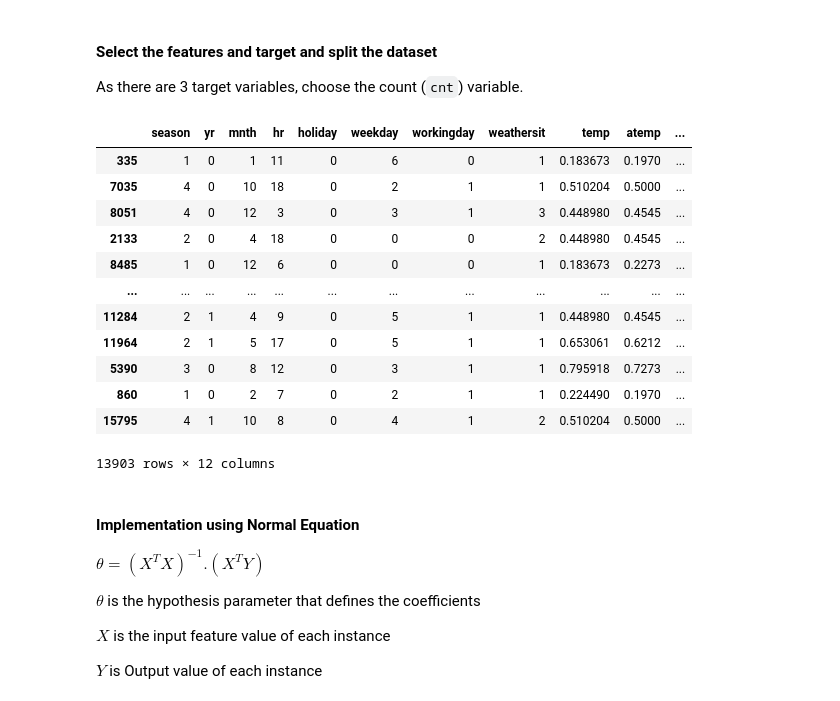
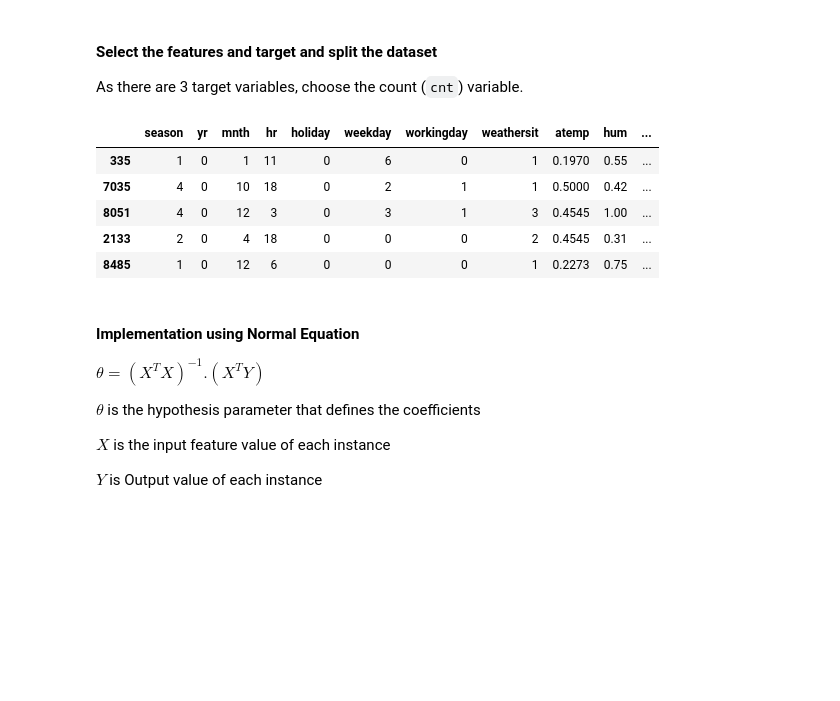
Before and after one commit to vchandraiitk/datascience, a Jupyter notebook: M3_NB_MiniProject_1_LinearRegression_Regularization_final1.ipynb, the cells around one changed output. Cells and saved outputs as stored; diff of their text form; code cells hidden in the pictures; blank space fills up the shorter version.

```diff
--- a/M3_NB_MiniProject_1_LinearRegression_Regularization_final1.ipynb
+++ b/M3_NB_MiniProject_1_LinearRegression_Regularization_final1.ipynb
@@ -334,4 +388,4 @@ sns.boxplot(df_hour['registered'])
 # instant - Just a running number, not needed
 # dteday - dteday is a date column, as we have day, month and year already in the dataframe we can drop this column
 # casual & registered - cnt is target variable, these two columns become duplicate as casual + registered considered as cnt, hence deleting the columns
-df_hour.drop(['instant', 'dteday', 'casual', 'registered'], axis=1, inplace=True)
+df_hour.drop(['instant', 'temp', 'dteday', 'casual', 'registered'], axis=1, inplace=True)
@@ -385,7 +427,7 @@ Hint: `MinMaxScaler` or `StandardScaler`
 # YOUR CODE HERE (T-15)
 # Since the data has outliers, StandardScaler might not work well
 scaler = MinMaxScaler()
-continous_variable = ['temp', 'atemp', 'hum', 'windspeed', 'cnt']
+continous_variable = ['atemp', 'hum', 'windspeed', 'cnt']
 df_hour[continous_variable] = scaler.fit_transform(df_hour[continous_variable])
 # %%
 df_hour.head(5)
@@ -450,21 +519,14 @@ As there are 3 target variables, choose the count (`cnt`) variable.
 # YOUR CODE HERE (T-18)
 X_train, X_test, y_train, y_test = train_test_split(X, y, test_size=0.2, random_state=42)
 # %%
-X_train
+X_train.head()
 # %% [output]
-|  | season | yr | mnth | hr | holiday | weekday | workingday | weathersit | temp | atemp | ... |
-| 335 | 1 | 0 | 1 | 11 | 0 | 6 | 0 | 1 | 0.183673 | 0.1970 | ... |
-| 7035 | 4 | 0 | 10 | 18 | 0 | 2 | 1 | 1 | 0.510204 | 0.5000 | ... |
-| 8051 | 4 | 0 | 12 | 3 | 0 | 3 | 1 | 3 | 0.448980 | 0.4545 | ... |
-| 2133 | 2 | 0 | 4 | 18 | 0 | 0 | 0 | 2 | 0.448980 | 0.4545 | ... |
-| 8485 | 1 | 0 | 12 | 6 | 0 | 0 | 0 | 1 | 0.183673 | 0.2273 | ... |
-| ... | ... | ... | ... | ... | ... | ... | ... | ... | ... | ... | ... |
-| 11284 | 2 | 1 | 4 | 9 | 0 | 5 | 1 | 1 | 0.448980 | 0.4545 | ... |
-| 11964 | 2 | 1 | 5 | 17 | 0 | 5 | 1 | 1 | 0.653061 | 0.6212 | ... |
-| 5390 | 3 | 0 | 8 | 12 | 0 | 3 | 1 | 1 | 0.795918 | 0.7273 | ... |
-| 860 | 1 | 0 | 2 | 7 | 0 | 2 | 1 | 1 | 0.224490 | 0.1970 | ... |
-| 15795 | 4 | 1 | 10 | 8 | 0 | 4 | 1 | 2 | 0.510204 | 0.5000 | ... |
+|  | season | yr | mnth | hr | holiday | weekday | workingday | weathersit | atemp | hum | ... |
+| 335 | 1 | 0 | 1 | 11 | 0 | 6 | 0 | 1 | 0.1970 | 0.55 | ... |
+| 7035 | 4 | 0 | 10 | 18 | 0 | 2 | 1 | 1 | 0.5000 | 0.42 | ... |
+| 8051 | 4 | 0 | 12 | 3 | 0 | 3 | 1 | 3 | 0.4545 | 1.00 | ... |
+| 2133 | 2 | 0 | 4 | 18 | 0 | 0 | 0 | 2 | 0.4545 | 0.31 | ... |
+| 8485 | 1 | 0 | 12 | 6 | 0 | 0 | 0 | 1 | 0.2273 | 0.75 | ... |
-13903 rows × 12 columns
 # %% [markdown]
 #### Implementation using Normal Equation
 
```
Also changed, not shown: parts of 23 cells of this notebook.
